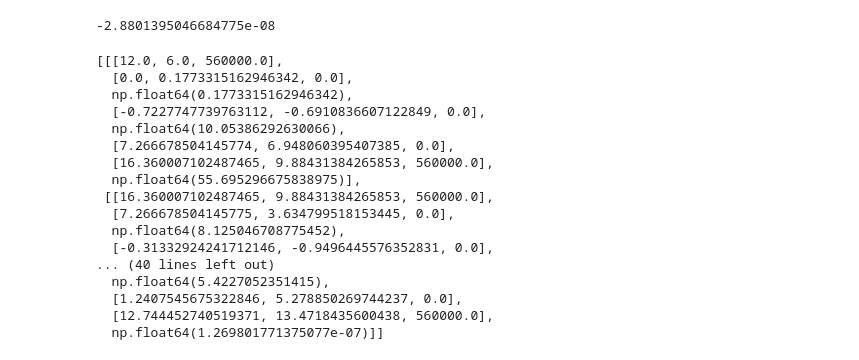
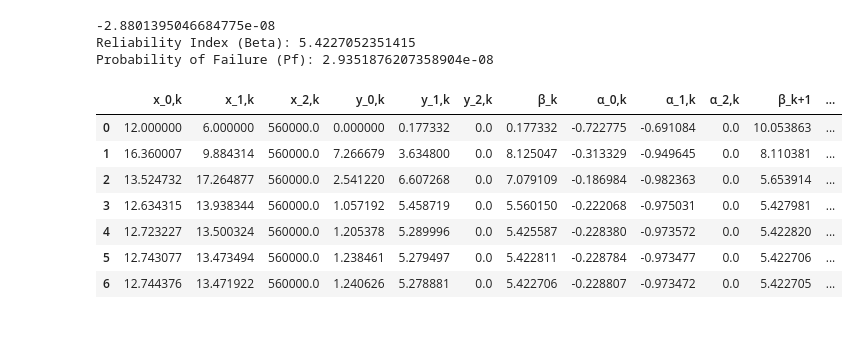
Before and after one commit to Pesquisa-UFCAT/parepy, a Jupyter notebook: local_examples/exemplo_form.ipynb, the cells around one changed output. Saved outputs shown, nothing was run; the diff lists cells and outputs as text; code cells hidden in the pictures; blank space fills up the shorter version.

```diff
--- a/local_examples/exemplo_form.ipynb
+++ b/local_examples/exemplo_form.ipynb
@@ -40,38 +145,34 @@ r
 # %%
 # book Segurança estrutural: Uma introdução com aplicações à segurança, Luciano Jacinto, page 155
 def obj(x):
     g, q, fy = x
     a_s = 4 * 0.79*1E-4
     return fy * a_s - 6.75 * (g + q)
 g = {'type': 'normal', 'parameters': {'mean': 12., 'std': 0.05 * 12.}}
 q = {'type': 'gumbel max', 'parameters': {'mean': 6., 'std': 0.10 * 6.}}
 fy = {'type': 'normal', 'parameters': {'mean': 560E3, 'std': 0.05 * 560E3}}
 var = [g, q, fy]
 x0 = [12., 6., 560E3]
 max_iter = 10
 tol = 1E-6
-r = deterministic_algorithm_structural_analysis(obj, tol, max_iter, var, x0)
+r, beta = deterministic_algorithm_structural_analysis(obj, tol, max_iter, var, x0)
 print(obj([12.744452740519371, 13.4718435600438, 560000.0]))
+print("Reliability Index (Beta):", beta)
+pf = parepyco.pf_equation(beta)
+print("Probability of Failure (Pf):", pf)
 r
 # %% [output]
 -2.8801395046684775e-08
+Reliability Index (Beta): 5.4227052351415
+Probability of Failure (Pf): 2.9351876207358904e-08
-[[[12.0, 6.0, 560000.0],
-  [0.0, 0.1773315162946342, 0.0],
-  np.float64(0.1773315162946342),
-  [-0.7227747739763112, -0.6910836607122849, 0.0],
-  np.float64(10.05386292630066),
-  [7.266678504145774, 6.948060395407385, 0.0],
-  [16.360007102487465, 9.88431384265853, 560000.0],
-  np.float64(55.695296675838975)],
- [[16.360007102487465, 9.88431384265853, 560000.0],
-  [7.266678504145775, 3.634799518153445, 0.0],
-  np.float64(8.125046708775452),
-  [-0.31332924241712146, -0.9496445576352831, 0.0],
-... (40 lines left out)
-  np.float64(5.4227052351415),
-  [1.2407545675322846, 5.278850269744237, 0.0],
-  [12.744452740519371, 13.4718435600438, 560000.0],
-  np.float64(1.269801771375077e-07)]]
+|  | x_0,k | x_1,k | x_2,k | y_0,k | y_1,k | y_2,k | β_k | α_0,k | α_1,k | α_2,k | β_k+1 | ... |
+| 0 | 12.000000 | 6.000000 | 560000.0 | 0.000000 | 0.177332 | 0.0 | 0.177332 | -0.722775 | -0.691084 | 0.0 | 10.053863 | ... |
+| 1 | 16.360007 | 9.884314 | 560000.0 | 7.266679 | 3.634800 | 0.0 | 8.125047 | -0.313329 | -0.949645 | 0.0 | 8.110381 | ... |
+| 2 | 13.524732 | 17.264877 | 560000.0 | 2.541220 | 6.607268 | 0.0 | 7.079109 | -0.186984 | -0.982363 | 0.0 | 5.653914 | ... |
+| 3 | 12.634315 | 13.938344 | 560000.0 | 1.057192 | 5.458719 | 0.0 | 5.560150 | -0.222068 | -0.975031 | 0.0 | 5.427981 | ... |
+| 4 | 12.723227 | 13.500324 | 560000.0 | 1.205378 | 5.289996 | 0.0 | 5.425587 | -0.228380 | -0.973572 | 0.0 | 5.422820 | ... |
+| 5 | 12.743077 | 13.473494 | 560000.0 | 1.238461 | 5.279497 | 0.0 | 5.422811 | -0.228784 | -0.973477 | 0.0 | 5.422706 | ... |
+| 6 | 12.744376 | 13.471922 | 560000.0 | 1.240626 | 5.278881 | 0.0 | 5.422706 | -0.228807 | -0.973472 | 0.0 | 5.422705 | ... |
 # %%
 # book Structural reliability analysis and optimization: Use of approximations, Ramana Grandhi Liping Wang, page 74
 def obj(x):
```
Also changed, not shown: parts of 8 cells of this notebook, 3 other files.
